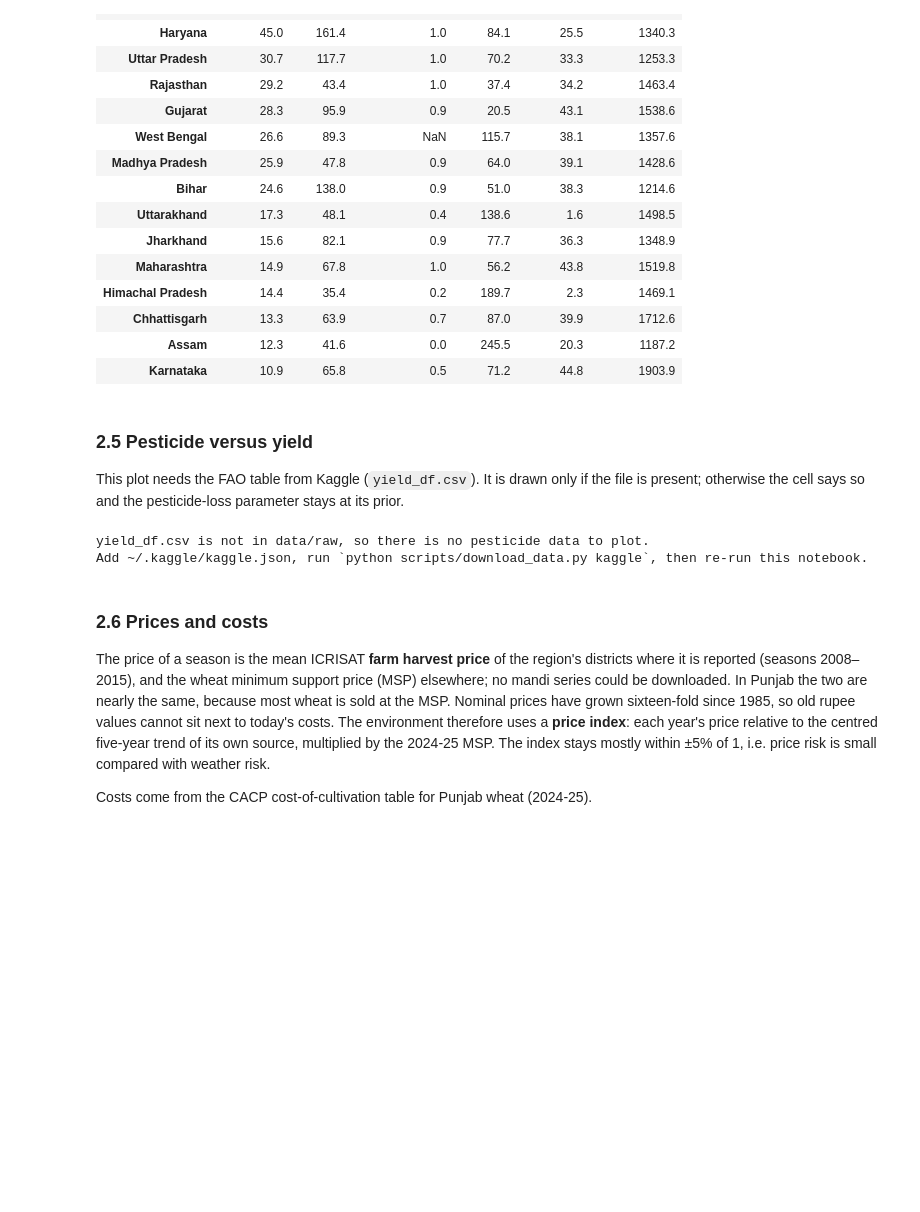
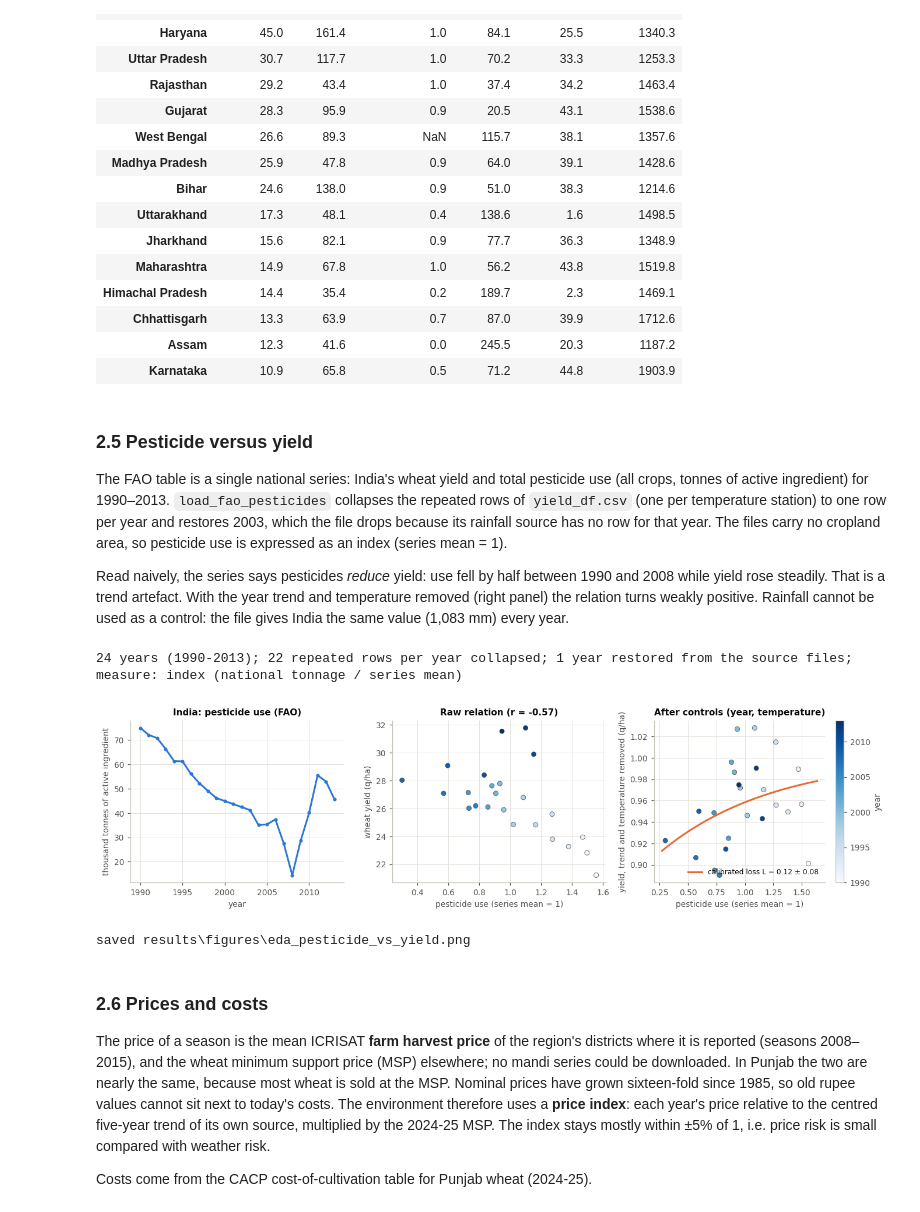
Before and after one commit to Harshita772/FarmRL, a Jupyter notebook: notebooks/FarmRL_main.ipynb, the cells around one changed output. Drawn from its saved outputs; the diff is of its cells as text; code cells hidden in the pictures; blank space fills up the shorter version.

Commit message:
Added pesticide-based crop yield support.

```diff
--- a/notebooks/FarmRL_main.ipynb
+++ b/notebooks/FarmRL_main.ipynb
@@ -302,25 +301,45 @@ saved results\figures\eda_fertiliser_vs_yield.png
 # %% [markdown]
 ### 2.5 Pesticide versus yield
 
-This plot needs the FAO table from Kaggle (`yield_df.csv`). It is drawn only if the file is
-present; otherwise the cell says so and the pesticide-loss parameter stays at its prior.
+The FAO table is a single national series: India's wheat yield and total pesticide use (all
+crops, tonnes of active ingredient) for 1990–2013. `load_fao_pesticides` collapses the
+repeated rows of `yield_df.csv` (one per temperature station) to one row per year and
+restores 2003, which the file drops because its rainfall source has no row for that year.
+The files carry no cropland area, so pesticide use is expressed as an index (series mean = 1).
+
+Read naively, the series says pesticides *reduce* yield: use fell by half between 1990 and
+2008 while yield rose steadily. That is a trend artefact. With the year trend and
+temperature removed (right panel) the relation turns weakly positive. Rainfall cannot be
+used as a control: the file gives India the same value (1,083 mm) every year.
 # %%
 if fao is None:
     print("yield_df.csv is not in data/raw, so there is no pesticide data to plot.")
-    print("Add ~/.kaggle/kaggle.json, run `python scripts/download_data.py kaggle`, then re-run this notebook.")
+    print("Save it there (or add ~/.kaggle/kaggle.json and run `python scripts/download_data.py kaggle`), then re-run.")
 else:
-    fig, axes = plt.subplots(1, 2, figsize=(10, 3.4))
-    axes[0].plot(fao["year"], fao["pesticides_t"] / 1000, color=COLORS[0], marker="o", ms=3)
-    axes[0].set(xlabel="year", ylabel="pesticide use (kt)", title="India: pesticide use (FAO)")
-    sc = axes[1].scatter(fao["pesticides_t"] / 1000, fao["yield_q_ha"], c=fao["year"], cmap="Blues", s=28, edgecolor="#52514e", lw=0.5)
-    fig.colorbar(sc, ax=axes[1], label="year")
-    r = fao[["pesticides_t", "yield_q_ha"]].corr().iloc[0, 1]
-    axes[1].set(xlabel="pesticide use (kt)", ylabel="wheat yield (q/ha)", title=f"India wheat yield vs pesticide use (r = {r:+.2f})")
+    print(f"{len(fao)} years ({fao['year'].min()}-{fao['year'].max()}); {int(fao['n_temp_rows'].max())} repeated rows per year collapsed; "
+          f"{(fao['source'] != 'yield_df.csv').sum()} year restored from the source files; measure: {fao['normalisation'].iloc[0]}")
+    cal = YieldModel().calibrate_pesticide(fao)
+    fig, axes = plt.subplots(1, 3, figsize=(12.5, 3.4))
+    axes[0].plot(fao["year"], fao["pesticides_t"] / 1000, color=COLORS[0], marker="o", ms=3, label="pesticide use (kt)")
+    axes[0].set(xlabel="year", ylabel="thousand tonnes of active ingredient", title="India: pesticide use (FAO)")
+    sc = axes[1].scatter(cal["x"], cal["observed"], c=cal["year"], cmap="Blues", s=28, edgecolor="#52514e", lw=0.5)
+    r = np.corrcoef(cal["x"], cal["observed"])[0, 1]
+    axes[1].set(xlabel="pesticide use (series mean = 1)", ylabel="wheat yield (q/ha)", title=f"Raw relation (r = {r:+.2f})")
+    axes[2].scatter(cal["x"], cal["partial_yield"], c=cal["year"], cmap="Blues", s=28, edgecolor="#52514e", lw=0.5)
+    grid = np.linspace(cal["x"].min() * 0.9, cal["x"].max() * 1.05, 100)
+    level = (cal["partial_yield"] / (1 - cal["estimate"] * np.exp(-cal["k_fixed"] * cal["x"]))).mean()
+    axes[2].plot(grid, level * (1 - cal["estimate"] * np.exp(-cal["k_fixed"] * grid)), color=COLORS[1],
+                 label=f"calibrated loss L = {cal['estimate']:.2f} ± {cal['std_err']:.2f}")
+    axes[2].set(xlabel="pesticide use (series mean = 1)", ylabel="yield, trend and temperature removed (q/ha)",
+                title=f"After controls ({', '.join(cal['controls'])})")
+    axes[2].legend(loc="lower right")
+    fig.colorbar(sc, ax=axes[2], label="year")
     fig.tight_layout()
     show(fig, "eda_pesticide_vs_yield")
 # %% [output]
-yield_df.csv is not in data/raw, so there is no pesticide data to plot.
-Add ~/.kaggle/kaggle.json, run `python scripts/download_data.py kaggle`, then re-run this notebook.
+24 years (1990-2013); 22 repeated rows per year collapsed; 1 year restored from the source files; measure: index (national tonnage / series mean)
+[figure, added]
+saved results\figures\eda_pesticide_vs_yield.png
 # %% [markdown]
 ### 2.6 Prices and costs
 
```
Also changed, not shown: parts of 8 cells of this notebook, 18 other files.
